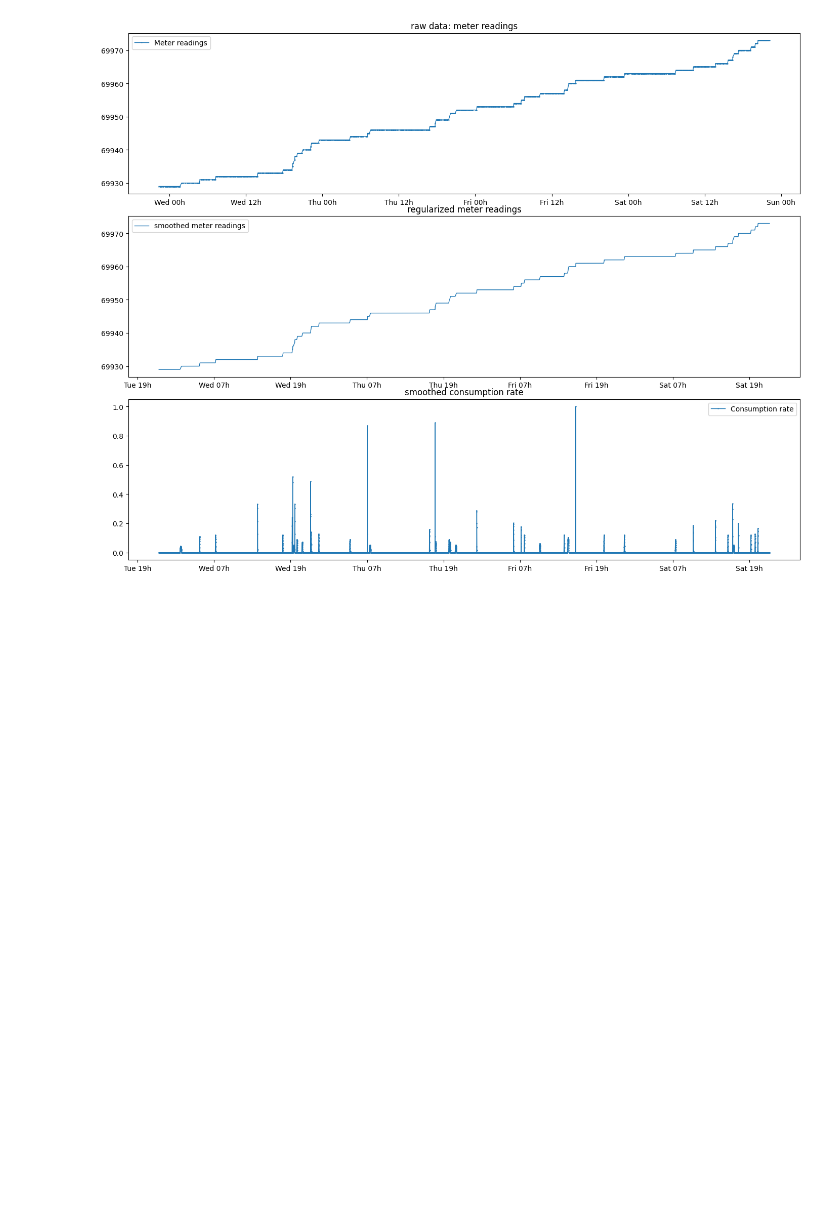
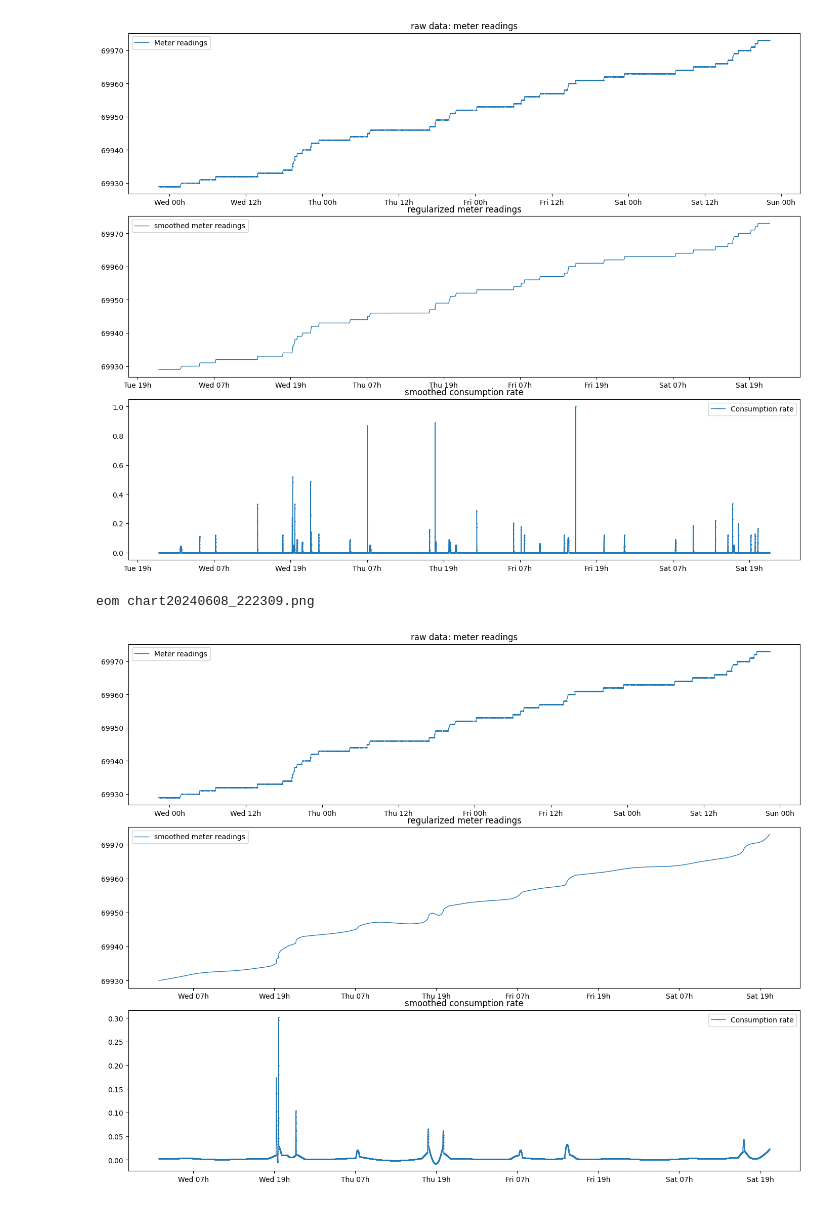
Before and after one commit to tomviolin/rtl433, a Jupyter notebook: Untitled1.ipynb, the cells around one changed output. Cells and saved outputs as stored; diff of their text form; code cells hidden in the pictures; blank space fills up the shorter version.

```diff
--- a/Untitled1.ipynb
+++ b/Untitled1.ipynb
@@ -343,3 +343,8 @@ run graphit.py
 # %% [output]
 eom chart20240608_221242.png
 [figure]
+# %%
+run graphit.pyru
+# %% [output]
+eom chart20240608_222309.png
+[figure, added]
```
Also changed, not shown: parts of 1 cell of this notebook, 5 other files.
